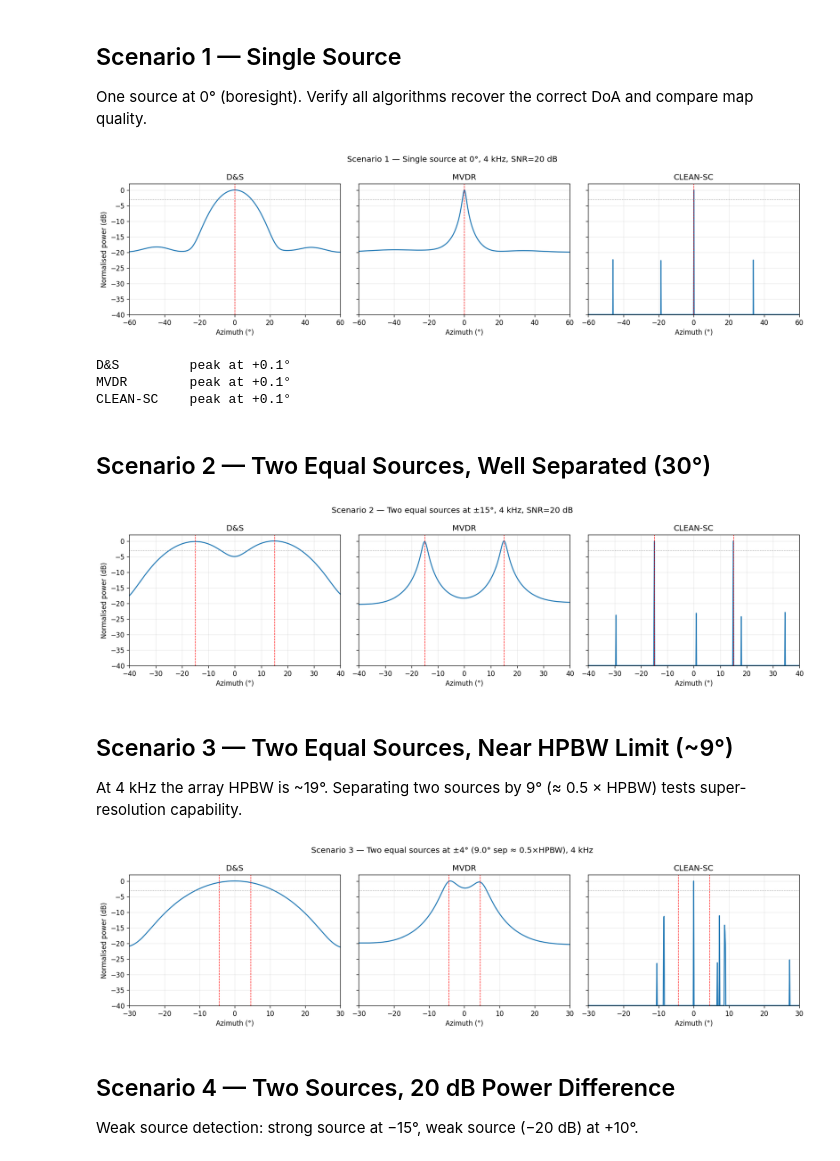
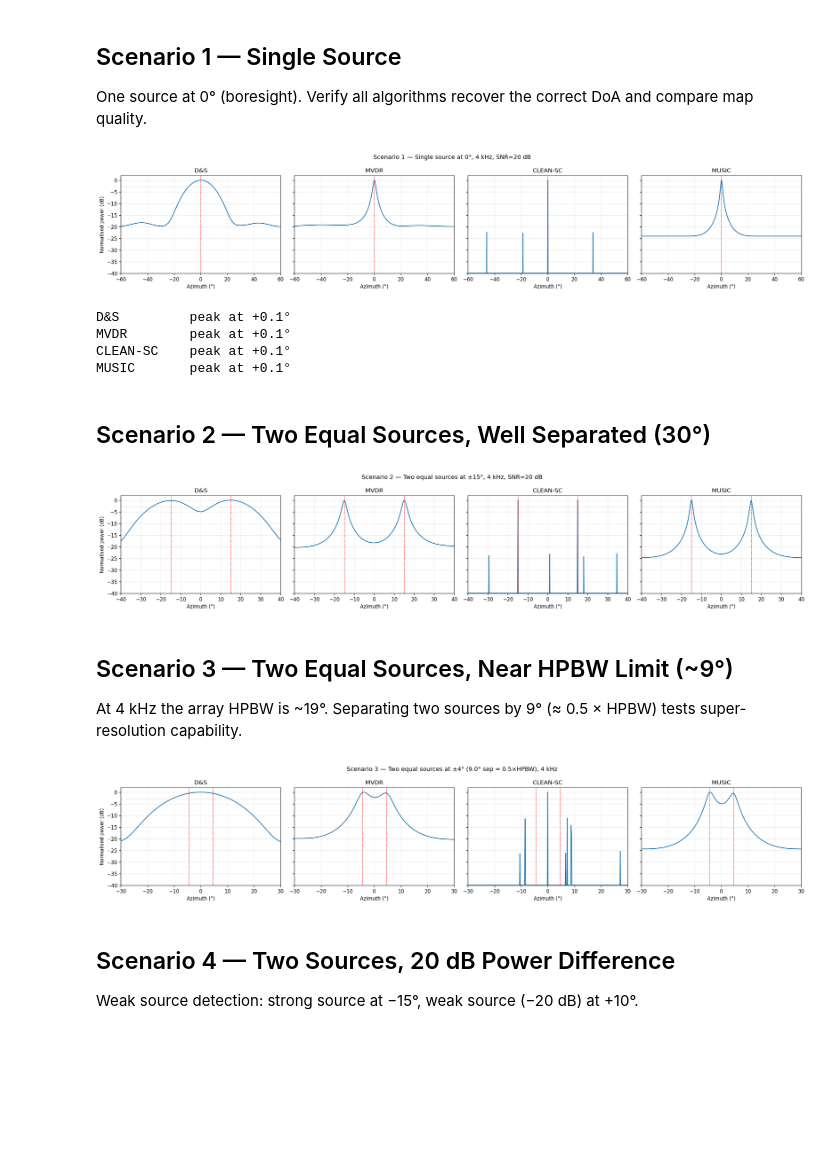
Before and after one commit to jduanen/Acoustic-Camera, a Jupyter notebook: notebooks/03_algorithms.ipynb, the cells around one changed output. Cells and saved outputs as stored; diff of their text form; code cells hidden in the pictures; blank space fills up the shorter version.

Commit message:
Added MUSIC to the tests.

```diff
--- a/notebooks/03_algorithms.ipynb
+++ b/notebooks/03_algorithms.ipynb
@@ -175,6 +176,24 @@ def beamform_cleansc(x, y, R, freq, az_grid, n_iter=10, loop_gain=0.5):
             break
 
     return source_map
+
+def beamform_music(x, y, R, freq, az_grid, n_sources):
+    """
+    MUSIC (Multiple Signal Classification).
+    Eigendecomposes the CSM; projects steering vectors onto the noise subspace.
+    P_MUSIC(theta) = 1 / (h^H E_n E_n^H h)
+    n_sources must match the number of sources present in the scenario.
+    Returns a pseudospectrum (peaks = source directions; not a power estimate).
+    """
+    _, eigvecs = np.linalg.eigh(R)          # ascending eigenvalue order
+    E_n = eigvecs[:, :R.shape[0] - n_sources]  # noise subspace
+    En_proj = E_n @ E_n.conj().T
+    out = np.zeros(len(az_grid))
+    for i, az in enumerate(az_grid):
+        h = steering_vector(x, y, az, freq)
+        denom = np.real(h.conj() @ En_proj @ h)
+        out[i] = 1.0 / max(denom, 1e-300)
+    return out
 # %% [markdown]
 ## Scenario 1 — Single Source
 
@@ -188,41 +207,43 @@ R1 = make_csm(x_arr, y_arr, sources_1, freq, snr_db=20)
 
 map_ds    = beamform_ds(x_arr, y_arr, R1, freq, az_grid)
 map_mvdr  = beamform_mvdr(x_arr, y_arr, R1, freq, az_grid)
 map_clean = beamform_cleansc(x_arr, y_arr, R1, freq, az_grid)
+map_music = beamform_music(x_arr, y_arr, R1, freq, az_grid, n_sources=1)
 
 
 def to_db(m, floor_db=-40):
     with np.errstate(divide='ignore'):
         db = 10 * np.log10(m / m.max())
     return np.clip(db, floor_db, 0)
 
 
-fig, axes = plt.subplots(1, 3, figsize=(15, 4), sharey=True)
+fig, axes = plt.subplots(1, 4, figsize=(20, 4), sharey=True)
 for ax, label, m in zip(axes,
-                         ['D&S', 'MVDR', 'CLEAN-SC'],
-                         [map_ds, map_mvdr, map_clean]):
+                         ['D&S', 'MVDR', 'CLEAN-SC', 'MUSIC'],
+                         [map_ds, map_mvdr, map_clean, map_music]):
     ax.plot(az_grid, to_db(m))
     ax.axvline(0, color='red', linestyle='--', linewidth=0.8, label='true source')
     ax.axhline(-3,  color='gray', linestyle=':', linewidth=0.8)
     ax.set_xlim(-60, 60)
     ax.set_ylim(-40, 2)
     ax.set_title(label)
     ax.set_xlabel('Azimuth (°)')
     ax.grid(True, alpha=0.25)
 axes[0].set_ylabel('Normalised power (dB)')
 fig.suptitle(f'Scenario 1 — Single source at 0°, {freq//1000} kHz, SNR=20 dB')
 plt.tight_layout()
 plt.savefig('algo_single_source.png', dpi=150, bbox_inches='tight')
 plt.show()
 
-for label, m in [('D&S', map_ds), ('MVDR', map_mvdr), ('CLEAN-SC', map_clean)]:
+for label, m in [('D&S', map_ds), ('MVDR', map_mvdr), ('CLEAN-SC', map_clean), ('MUSIC', map_music)]:
     doa = az_grid[np.argmax(m)]
     print(f"{label:10s}  peak at {doa:+.1f}°")
 # %% [output]
-[figure, old version]
+[figure, new version]
 D&S         peak at +0.1°
 MVDR        peak at +0.1°
 CLEAN-SC    peak at +0.1°
+MUSIC       peak at +0.1°
 # %% [markdown]
 ## Scenario 2 — Two Equal Sources, Well Separated (30°)
 # %%
@@ -233,11 +254,12 @@ R2a = make_csm(x_arr, y_arr, sources_2a, freq, snr_db=20)
 map_ds_2a    = beamform_ds(x_arr, y_arr, R2a, freq, az_grid)
 map_mvdr_2a  = beamform_mvdr(x_arr, y_arr, R2a, freq, az_grid)
 map_clean_2a = beamform_cleansc(x_arr, y_arr, R2a, freq, az_grid, n_iter=20)
+map_music_2a = beamform_music(x_arr, y_arr, R2a, freq, az_grid, n_sources=2)
 
-fig, axes = plt.subplots(1, 3, figsize=(15, 4), sharey=True)
+fig, axes = plt.subplots(1, 4, figsize=(20, 4), sharey=True)
 for ax, label, m in zip(axes,
-                         ['D&S', 'MVDR', 'CLEAN-SC'],
-                         [map_ds_2a, map_mvdr_2a, map_clean_2a]):
+                         ['D&S', 'MVDR', 'CLEAN-SC', 'MUSIC'],
+                         [map_ds_2a, map_mvdr_2a, map_clean_2a, map_music_2a]):
     ax.plot(az_grid, to_db(m))
     for az_true in [-15, 15]:
         ax.axvline(az_true, color='red', linestyle='--', linewidth=0.8)
@@ -253,7 +275,7 @@ plt.tight_layout()
 plt.savefig('algo_two_sources_30deg.png', dpi=150, bbox_inches='tight')
 plt.show()
 # %% [output]
-[figure, old version]
+[figure, new version]
 # %% [markdown]
 ## Scenario 3 — Two Equal Sources, Near HPBW Limit (~9°)
 
@@ -268,11 +290,12 @@ R2b = make_csm(x_arr, y_arr, sources_2b, freq, snr_db=20)
 map_ds_2b    = beamform_ds(x_arr, y_arr, R2b, freq, az_grid)
 map_mvdr_2b  = beamform_mvdr(x_arr, y_arr, R2b, freq, az_grid)
 map_clean_2b = beamform_cleansc(x_arr, y_arr, R2b, freq, az_grid, n_iter=20)
+map_music_2b = beamform_music(x_arr, y_arr, R2b, freq, az_grid, n_sources=2)
 
-fig, axes = plt.subplots(1, 3, figsize=(15, 4), sharey=True)
+fig, axes = plt.subplots(1, 4, figsize=(20, 4), sharey=True)
 for ax, label, m in zip(axes,
-                         ['D&S', 'MVDR', 'CLEAN-SC'],
-                         [map_ds_2b, map_mvdr_2b, map_clean_2b]):
+                         ['D&S', 'MVDR', 'CLEAN-SC', 'MUSIC'],
+                         [map_ds_2b, map_mvdr_2b, map_clean_2b, map_music_2b]):
     ax.plot(az_grid, to_db(m))
     for az_true in [-sep/2, sep/2]:
         ax.axvline(az_true, color='red', linestyle='--', linewidth=0.8)
@@ -288,7 +311,7 @@ plt.tight_layout()
 plt.savefig('algo_two_sources_close.png', dpi=150, bbox_inches='tight')
 plt.show()
 # %% [output]
-[figure, old version]
+[figure, new version]
 # %% [markdown]
 ## Scenario 4 — Two Sources, 20 dB Power Difference
 
```
Also changed, not shown: parts of 4 cells of this notebook, 1 other file.
